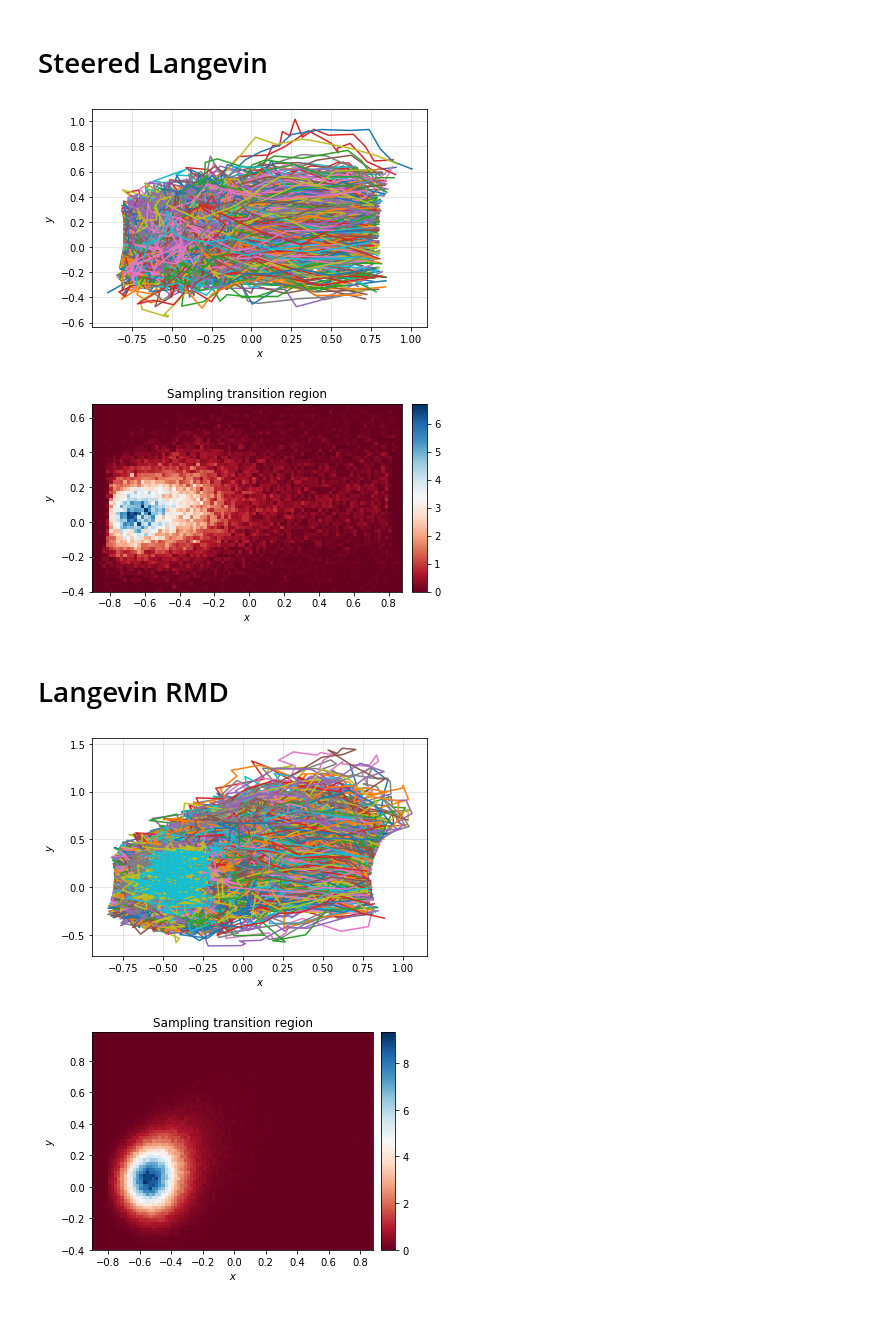
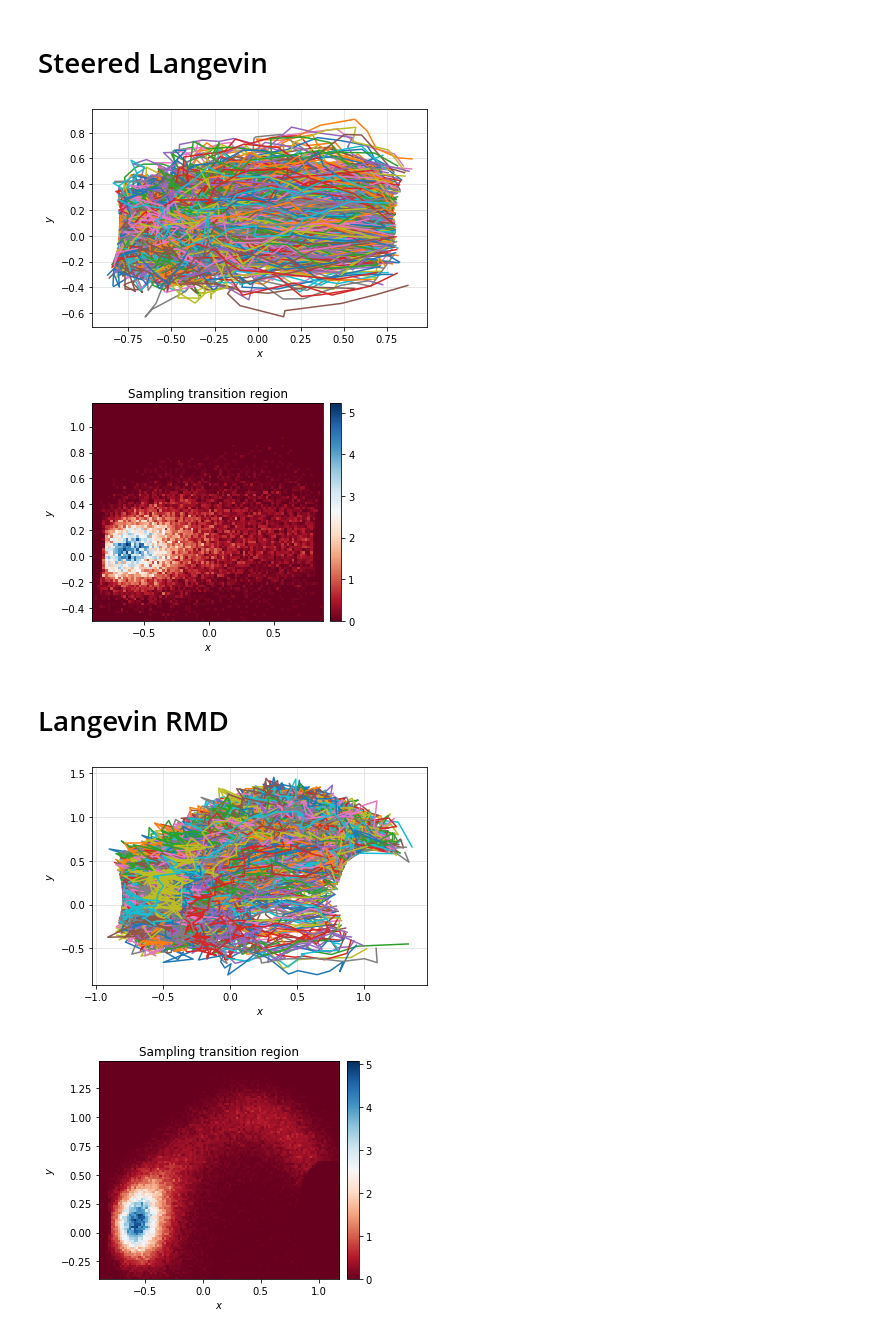
Before and after one commit to FrancescoSlongo/VariationalMD, a Jupyter notebook: 2D_ToyModel_2.ipynb, the cells around one changed output. Cells and saved outputs as stored; diff of their text form; code cells hidden in the pictures.

```diff
--- a/2D_ToyModel_2.ipynb
+++ b/2D_ToyModel_2.ipynb
@@ -94,7 +100,6 @@ KbT = 1.5
 plt.figure()
 tmp = 0
 # Loop over many iterations with different initial conditions
-np.random.seed(42)
 for i in range(1000):
     # I set a random seed if not stated otherwise
     q0 = np.array([-1.0, 0.0])
@@ -116,7 +121,7 @@ plt.show()
 # Density plot of how much time the system passes in a given point
 if KbT == 1.5:
     xedges = np.arange(-2.2, 2.2, 0.05).tolist()
-    yedges = np.arange(-1.3, 2.3, 0.05).tolist()
+    yedges = np.arange(-1.6, 2.6, 0.05).tolist()
 else:
     xedges = np.arange(-1.5, 1.5, 0.05).tolist()
     yedges = np.arange(-0.5, 1.6, 0.05).tolist()
@@ -167,7 +172,7 @@ def LI_S(q0, dt = 0.02, KbT = 0.15, ks = 1, seed=None,  isteps = 4000):
         f = force(q[i,:])
         z = z_dist(q[i,:])
         q[i+1,0] = q[i,0]+f[0]*dt+np.sqrt(2.0*KbT*dt)*np.random.normal(0,1)-ks*(q[i,0]-1.0)*dt/z
-        q[i+1,1] = q[i,1]+f[1]*dt+np.sqrt(2.0*KbT*dt)*np.random.normal(0,1)
+        q[i+1,1] = q[i,1]+f[1]*dt+np.sqrt(2.0*KbT*dt)*np.random.normal(0,1)-ks*q[i,1]*dt/z
         i += 1
         s = state(q[i,:])
         #print('State:= ', s)
@@ -212,7 +217,7 @@ if KbT == 1.5:
     yedges = np.arange(-1.3, 2.3, 0.05).tolist()
 else:
     xedges = np.arange(-0.9, 0.9, 0.02).tolist()
-    yedges = np.arange(-0.4, 0.7, 0.02).tolist()
+    yedges = np.arange(-0.5, 1.2, 0.02).tolist()
 x = trajall[:,0]
 y = trajall[:,1]
 H, xedges, yedges = np.histogram2d(x, y, bins=(xedges, yedges), density = True)
@@ -230,16 +235,13 @@ cax = divider.append_axes("right", "5%", pad="3%")
 plt.colorbar(im, cax=cax)
 plt.show()
 # %% [output]
-[figure, old version]
+[figure, new version]
-[figure, old version]
+[figure, new version]
 # %% [markdown]
 # Langevin RMD
 # %%
 @njit
 def LI_RMD(q0, dt = 0.02, KbT = 0.15, kr = 1, seed=None,  isteps = 4000):
-    # I set a random seed if not stated otherwise
-    if seed is not None:
-        np.random.seed(seed)
     # Define preliminary variables
     q = np.empty((isteps, 2), dtype=np.float64)
     z = np.empty(isteps, dtype=np.float64)
@@ -267,7 +269,7 @@ def LI_RMD(q0, dt = 0.02, KbT = 0.15, kr = 1, seed=None,  isteps = 4000):
             zmin = z[i]
         else:
             q[i+1,0] = q[i,0]+f[0]*dt+np.sqrt(2.0*KbT*dt)*np.random.normal(0,1)-kr*(z[i]-zmin)*(q[i,0]-1.0)*dt/z[i]
-            q[i+1,1] = q[i,1]+f[1]*dt+np.sqrt(2.0*KbT*dt)*np.random.normal(0,1)
+            q[i+1,1] = q[i,1]+f[1]*dt+np.sqrt(2.0*KbT*dt)*np.random.normal(0,1)-kr*(z[i]-zmin)*q[i,1]*dt/z[i]
         i += 1
         s = state(q[i,:])
         #print('State:= ', s)
@@ -306,34 +308,34 @@ for i in range(1000):
 plt.xlabel('$x$')
 plt.ylabel('$y$')
 axes = plt.gca()
 axes.set_axisbelow(True)
 plt.grid(True, which='major', axis='both', color='#e0e0e0')
 plt.show()
 
 
 # Density plot of how much time the system passes in a given point
 if KbT == 1.5:
     xedges = np.arange(-2.2, 2.2, 0.05).tolist()
     yedges = np.arange(-1.3, 2.3, 0.05).tolist()
 else:
-    xedges = np.arange(-0.9, 0.9, 0.02).tolist()
-    yedges = np.arange(-0.4, 1, 0.02).tolist()
+    xedges = np.arange(-0.9, 1.2, 0.02).tolist()
+    yedges = np.arange(-0.4, 1.5, 0.02).tolist()
 x = trajall[:,0]
 y = trajall[:,1]
 H, xedges, yedges = np.histogram2d(x, y, bins=(xedges, yedges), density = True)
 H = H.T  # Let each row list bins with common y range.
 plt.figure()
 im = plt.imshow(H, interpolation='nearest', origin='low',extent=[xedges[0], xedges[-1], yedges[0], yedges[-1]])
 ax = plt.gca()
 # colormap, colorbar, labels, ect.
 im.set_cmap('RdBu')
 plt.xlabel(r"$x$")
 plt.ylabel(r"$y$")
 plt.title("Sampling transition region")
 divider = make_axes_locatable(ax)
 cax = divider.append_axes("right", "5%", pad="3%")
 plt.colorbar(im, cax=cax)
 plt.show()
 # %% [output]
-[figure, old version]
+[figure, new version]
-[figure, old version]
+[figure, new version]
```
Also changed, not shown: parts of 4 cells of this notebook, 48 other files.
